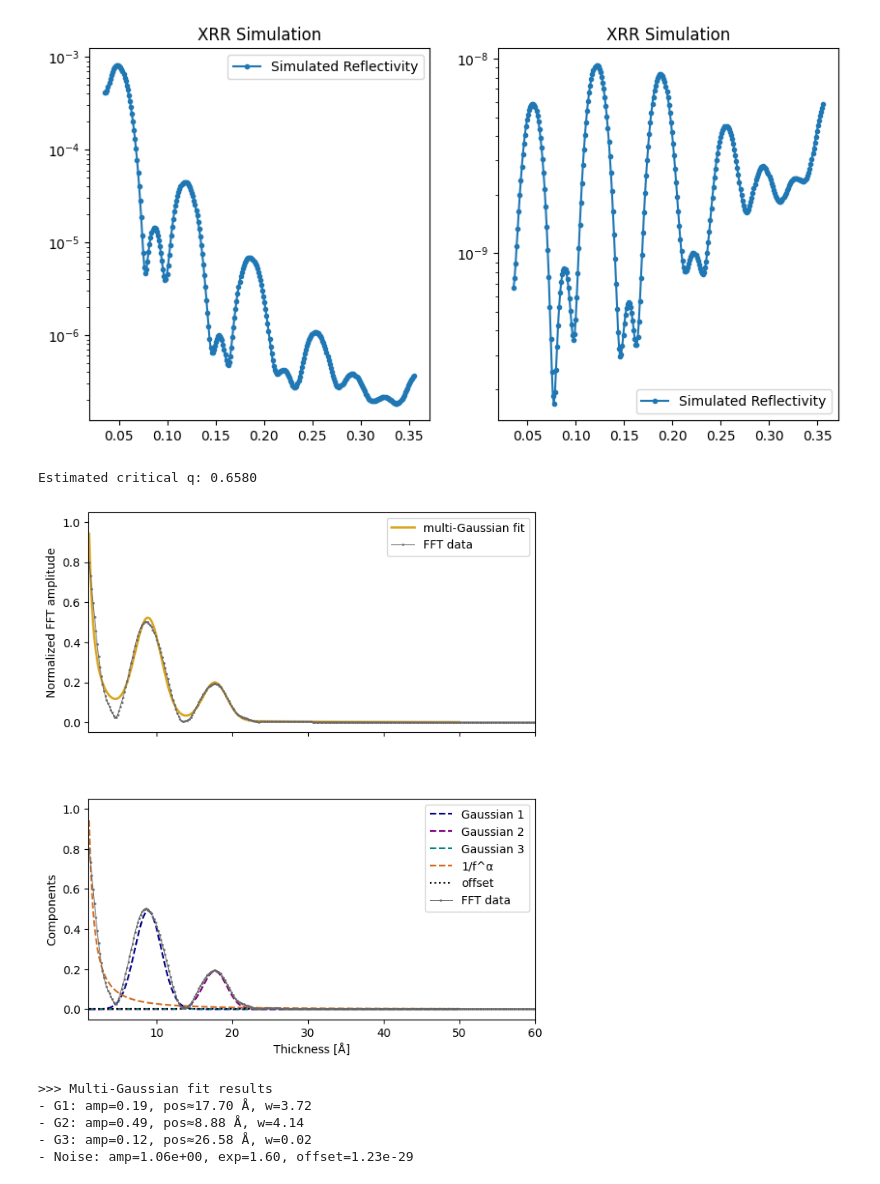
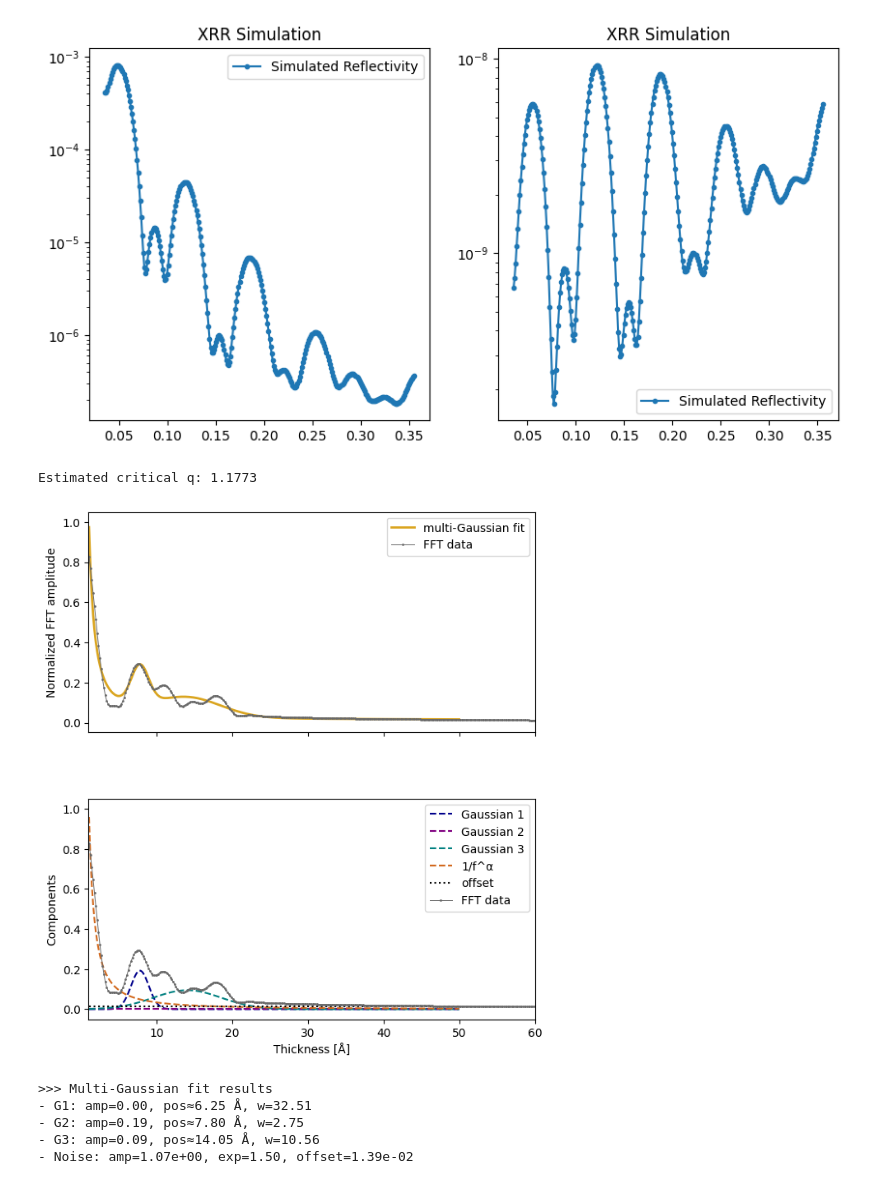
Before and after one commit to SJB7777/ReflectoLearn, a Jupyter notebook: notebooks/fitting.ipynb, the cells around one changed output. Drawn from its saved outputs; the diff is of its cells as text; code cells hidden in the pictures.

```diff
--- a/notebooks/fitting.ipynb
+++ b/notebooks/fitting.ipynb
@@ -65,8 +67,16 @@ plt.show()
 # %% [output]
 [figure]
 # %%
-from reflectolearn.data_processing.fitting import func_gauss3_with_noise, func_gauss, func_noise, estimate_qc, preprocess_xrr, xrr_fft
 from scipy.optimize import curve_fit
+
+from reflectolearn.data_processing.fitting import (
+    estimate_qc,
+    func_gauss,
+    func_gauss3_with_noise,
+    func_noise,
+    preprocess_xrr,
+    xrr_fft,
+)
 
 
 def analyze_xrr_with_fit(dat, q, R, fit_range=(1.0, 80)):
@@ -101,39 +111,39 @@ def analyze_xrr_with_fit(dat, q, R, fit_range=(1.0, 80)):
     ax[0].legend()
 
     # (하단: component 분리 보기)
     ax[1].plot(x_fit, func_gauss(x_fit, *popt[2:5]), "--", color="darkblue", label="Gaussian 1")
     ax[1].plot(x_fit, func_gauss(x_fit, popt[0], popt[6] - popt[3], popt[1]), "--", color="purple", label="Gaussian 2")
     ax[1].plot(x_fit, func_gauss(x_fit, *popt[5:8]), "--", color="teal", label="Gaussian 3")
     ax[1].plot(x_fit, func_noise(x_fit, *popt[8:10]), "--", color="chocolate", label="1/f^α")
     ax[1].plot(x_fit, np.ones_like(x_fit)*popt[10], ":", color="black", label="offset")
     ax[1].plot(x_fft, y_fft_norm, "o-", ms=1, lw=0.7, color="dimgrey", label="FFT data")
 
     ax[1].set_xlabel("Thickness [Å]")
     ax[1].set_ylabel("Components")
     ax[1].legend()
 
     ax[0].set_xlim(fit_range[0], fit_range[1]*1.2)
     ax[1].set_xlim(fit_range[0], fit_range[1]*1.2)
     f.subplots_adjust(hspace=0.3)
     plt.show()
 
     # ----------------------- Report -----------------------
     print(">>> Multi-Gaussian fit results")
     print(f"- G1: amp={popt[0]:.2f}, pos≈{popt[6]-popt[3]:.2f} Å, w={popt[1]:.2f}")
     print(f"- G2: amp={popt[2]:.2f}, pos≈{popt[3]:.2f} Å, w={popt[4]:.2f}")
     print(f"- G3: amp={popt[5]:.2f}, pos≈{popt[6]:.2f} Å, w={popt[7]:.2f}")
     print(f"- Noise: amp={popt[8]:.2e}, exp={popt[9]:.2f}, offset={popt[10]:.2e}")
 
     return crit_q, popt
 
 
-dat = np.stack([tth, data["R"]], axis=1)
-crit_q, popt = analyze_xrr_with_fit(dat, tth, data["R"], fit_range=(1, 50))
+dat = np.stack([tth, R_no_q_decay], axis=1)
+crit_q, popt = analyze_xrr_with_fit(dat, tth, R_no_q_decay, fit_range=(1, 50))
 # %% [output]
-Estimated critical q: 0.6580
+Estimated critical q: 1.1773
-[figure, old version]
+[figure, new version]
 >>> Multi-Gaussian fit results
-- G1: amp=0.19, pos≈17.70 Å, w=3.72
-- G2: amp=0.49, pos≈8.88 Å, w=4.14
-- G3: amp=0.12, pos≈26.58 Å, w=0.02
-- Noise: amp=1.06e+00, exp=1.60, offset=1.23e-29
+- G1: amp=0.00, pos≈6.25 Å, w=32.51
+- G2: amp=0.19, pos≈7.80 Å, w=2.75
+- G3: amp=0.09, pos≈14.05 Å, w=10.56
+- Noise: amp=1.07e+00, exp=1.50, offset=1.39e-02
```
Also changed, not shown: parts of 1 cell of this notebook, 1 other file.
